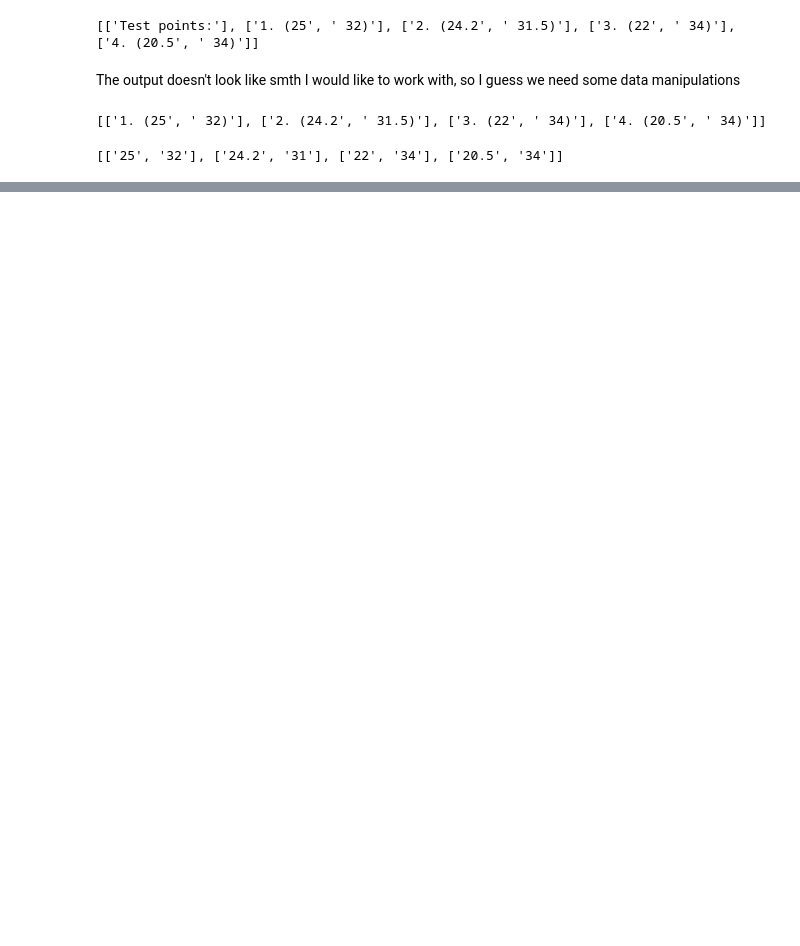
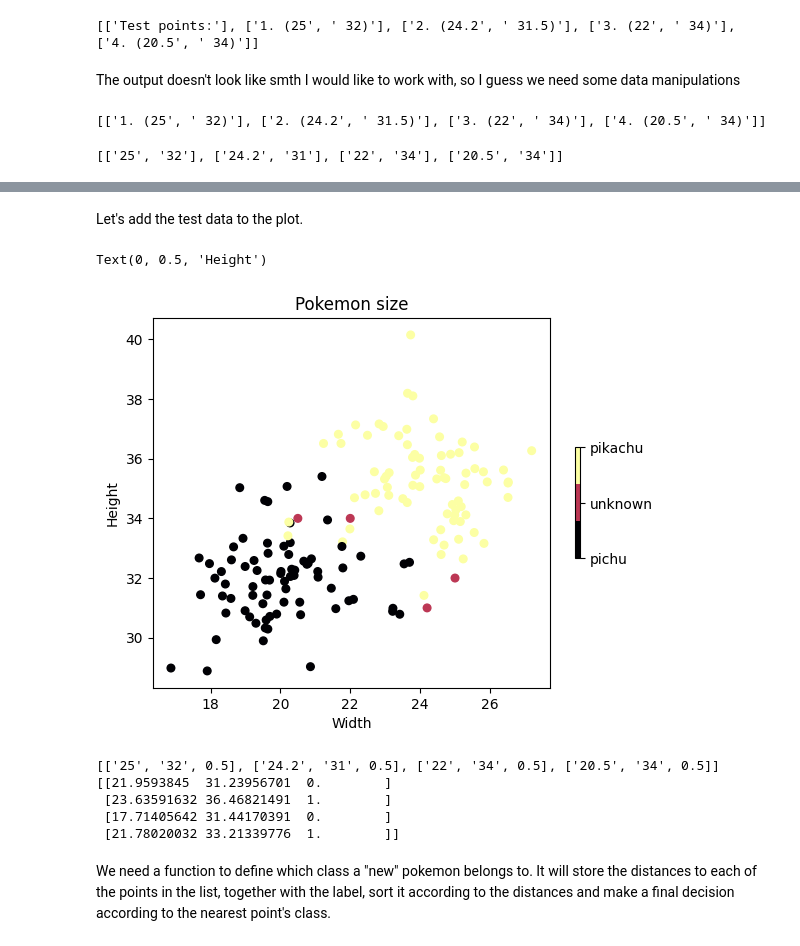
Before and after one commit to MaryKavalion/Python-Mary-Kavalionak, a Jupyter notebook: Labs/Lab 2/Lab2_PichuPikachuAlg.ipynb, the cells around one changed output, grey strips where cells are left out. Saved outputs shown, nothing was run; the diff lists cells and outputs as text; code cells hidden in the pictures; blank space fills up the shorter version.

```diff
--- a/Labs/Lab 2/Lab2_PichuPikachuAlg.ipynb
+++ b/Labs/Lab 2/Lab2_PichuPikachuAlg.ipynb
@@ -77,0 +83,3 @@ print (testpoints)
+# %%
+testpoints_2d = np.array(testpoints, dtype=float)
+print (testpoints_2d)
@@ -77,0 +91,4 @@ print (testpoints)
+# %%
+new_pokemon = np.append(pokemon, testpoints_2d, axis = 0)
+
+print(new_pokemon[-7:,:])
@@ -77,0 +103,25 @@ print (testpoints)
+# %% [markdown]
+Let's add the test data to the plot.
+# %%
+plt.scatter(new_pokemon[:,0], new_pokemon[:,1], s = 30, c = new_pokemon[:,2], cmap = plt.cm.get_cmap("inferno", 3))
+cbar = plt.colorbar(shrink = 0.3)
+cbar.set_ticks([0, 0.5, 1])
+cbar.set_ticklabels(["pichu", "unknown", "pikachu"])
+plt.title ("Pokemon size")
+plt.xlabel("Width")
+plt.ylabel("Height")
+# %% [output]
+Text(0, 0.5, 'Height')
+[figure, added]
+# %%
+print (testpoints)
+
+print (pokemon[:4,:])
+# %% [output]
+[['25', '32', 0.5], ['24.2', '31', 0.5], ['22', '34', 0.5], ['20.5', '34', 0.5]]
+[[21.9593845  31.23956701  0.        ]
+ [23.63591632 36.46821491  1.        ]
+ [17.71405642 31.44170391  0.        ]
+ [21.78020032 33.21339776  1.        ]]
+# %% [markdown]
+We need a function to define which class a "new" pokemon belongs to. It will store the distances to each of the points in the list, together with the label, sort it according to the distances and make a final decision according to the nearest point's class.
```
Also changed, not shown: parts of 7 cells of this notebook.
